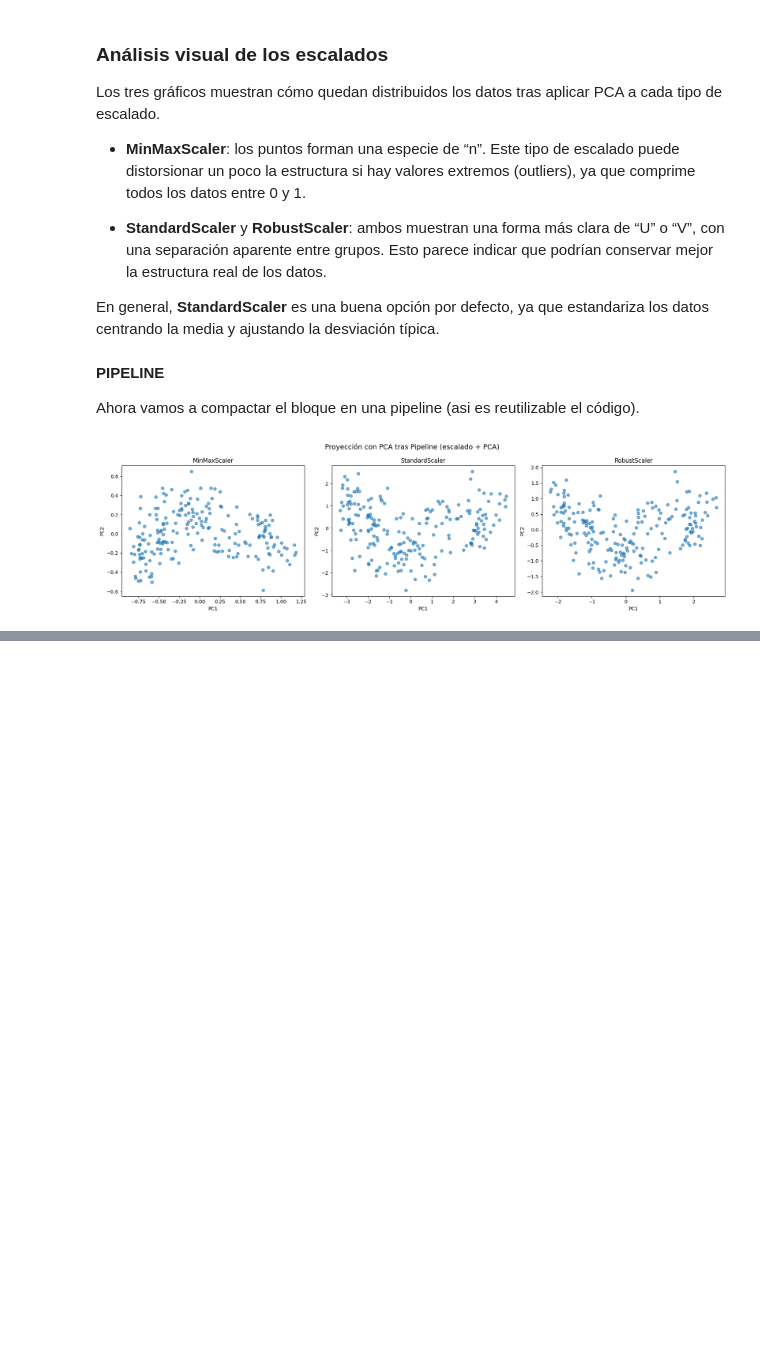
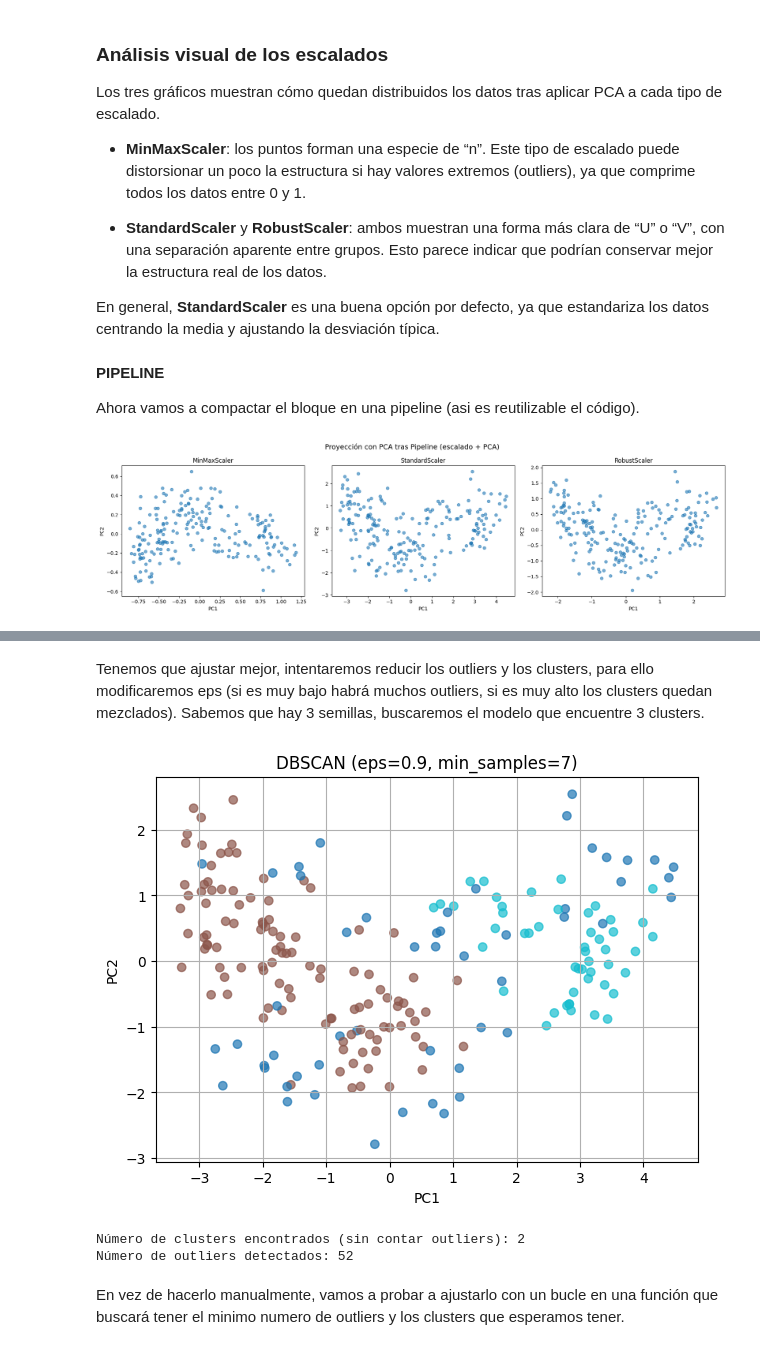
Before and after one commit to 100495746/AprendizajeAutomatico2, a Jupyter notebook: clustering_semillas.ipynb, the cells around one changed output, grey strips where cells are left out. Cells and saved outputs as stored; diff of their text form; code cells hidden in the pictures; blank space fills up the shorter version.

```diff
--- a/clustering_semillas.ipynb
+++ b/clustering_semillas.ipynb
@@ -182,0 +359,10 @@ plt.show()
+# %% [markdown]
+Tenemos que ajustar mejor, intentaremos reducir los outliers y los clusters, para ello modificaremos eps (si es muy bajo habrá muchos outliers, si es muy alto los clusters quedan mezclados). Sabemos que hay 3 semillas, buscaremos el modelo que encuentre 3 clusters.
+# %%
+aplicar_dbscan(X, eps=0.9, min_samples=7)
+# %% [output]
+[figure, added]
+Número de clusters encontrados (sin contar outliers): 2
+Número de outliers detectados: 52
+# %% [markdown]
+En vez de hacerlo manualmente, vamos a probar a ajustarlo con un bucle en una función que buscará tener el minimo numero de outliers y los clusters que esperamos tener.
```
Also changed, not shown: parts of 13 cells of this notebook.
